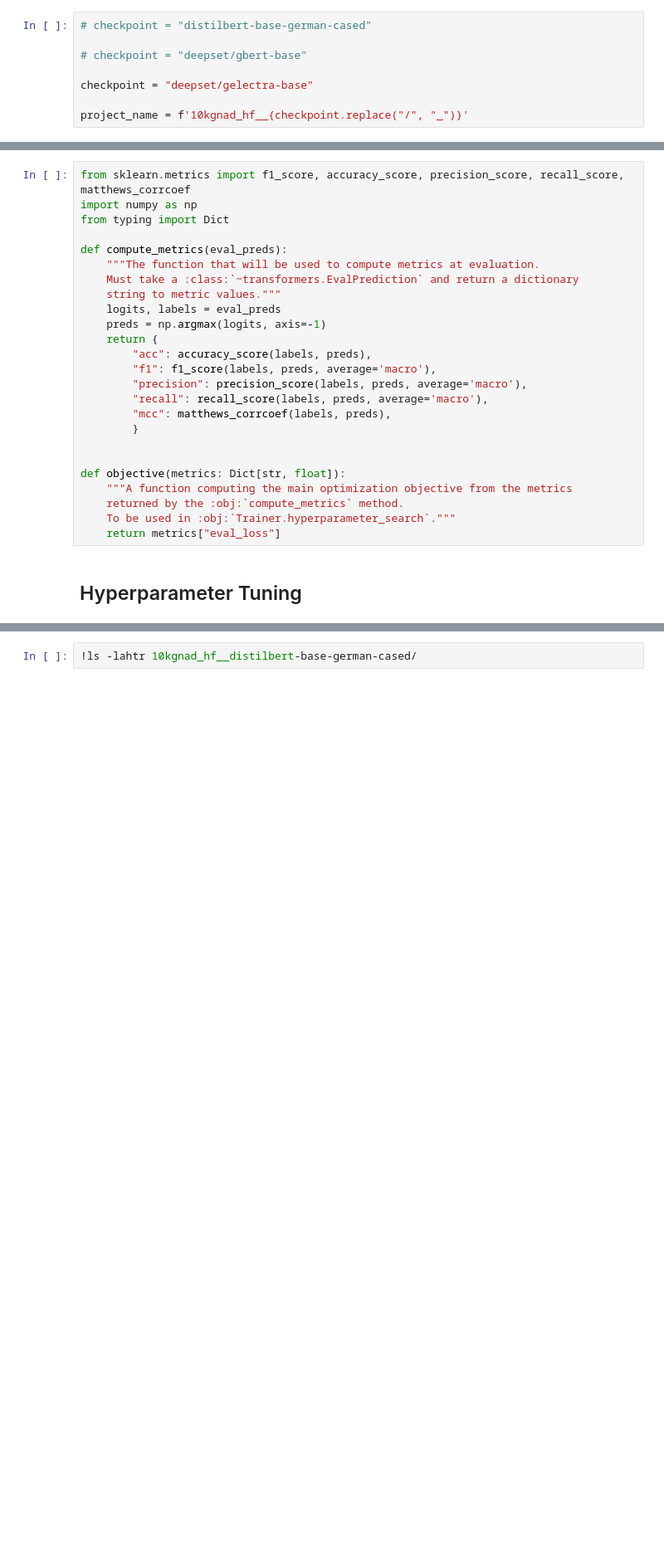
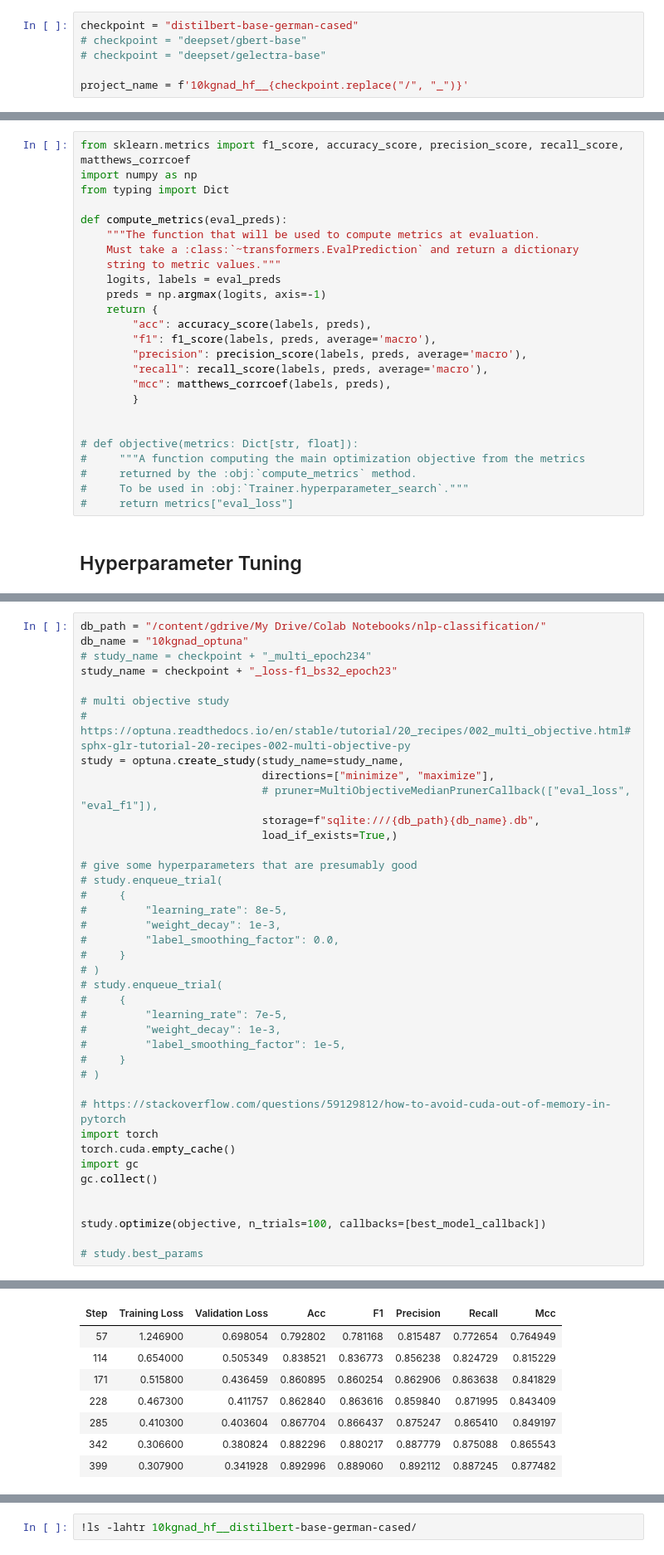
Before and after one commit to goerlitz/nlp-classification, a Jupyter notebook: notebooks/10kGNAD/colab/21c_10kGNAD_huggingface_basic_optuna.ipynb, the cells around one changed output, grey strips where cells are left out. Shown: that part at 83% size. Saved outputs shown, nothing was run; the diff lists cells and outputs as text; blank space fills up the shorter version.

```diff
--- a/notebooks/10kGNAD/colab/21c_10kGNAD_huggingface_basic_optuna.ipynb
+++ b/notebooks/10kGNAD/colab/21c_10kGNAD_huggingface_basic_optuna.ipynb
@@ -19,11 +19,9 @@ Notes
 # %% [markdown]
 ## Prerequisites
 # %%
-# checkpoint = "distilbert-base-german-cased"
-
+checkpoint = "distilbert-base-german-cased"
 # checkpoint = "deepset/gbert-base"
-
-checkpoint = "deepset/gelectra-base"
+# checkpoint = "deepset/gelectra-base"
 
 project_name = f'10kgnad_hf__{checkpoint.replace("/", "_")}'
 # %% [markdown]
@@ -194,10 +193,10 @@ def compute_metrics(eval_preds):
         }
 
 
-def objective(metrics: Dict[str, float]):
-    """A function computing the main optimization objective from the metrics
-    returned by the :obj:`compute_metrics` method.
-    To be used in :obj:`Trainer.hyperparameter_search`."""
-    return metrics["eval_loss"]
+# def objective(metrics: Dict[str, float]):
+#     """A function computing the main optimization objective from the metrics
+#     returned by the :obj:`compute_metrics` method.
+#     To be used in :obj:`Trainer.hyperparameter_search`."""
+#     return metrics["eval_loss"]
 # %% [markdown]
 ## Hyperparameter Tuning
@@ -417,0 +408,41 @@ Precision is ill-defined and being set to 0.0 in labels with no predicted sample
+# %%
+db_path = "/content/gdrive/My Drive/Colab Notebooks/nlp-classification/"
+db_name = "10kgnad_optuna"
+# study_name = checkpoint + "_multi_epoch234"
+study_name = checkpoint + "_loss-f1_bs32_epoch23"
+
+# multi objective study
+# https://optuna.readthedocs.io/en/stable/tutorial/20_recipes/002_multi_objective.html#sphx-glr-tutorial-20-recipes-002-multi-objective-py
+study = optuna.create_study(study_name=study_name,
+                            directions=["minimize", "maximize"],
+                            # pruner=MultiObjectiveMedianPrunerCallback(["eval_loss", "eval_f1"]),
+                            storage=f"sqlite:///{db_path}{db_name}.db",
+                            load_if_exists=True,)
+
+# give some hyperparameters that are presumably good
+# study.enqueue_trial(
+#     {
+#         "learning_rate": 8e-5,
+#         "weight_decay": 1e-3,
+#         "label_smoothing_factor": 0.0,
+#     }
+# )
+# study.enqueue_trial(
+#     {
+#         "learning_rate": 7e-5,
+#         "weight_decay": 1e-3,
+#         "label_smoothing_factor": 1e-5,
+#     }
+# )
+
+# https://stackoverflow.com/questions/59129812/how-to-avoid-cuda-out-of-memory-in-pytorch
+import torch
+torch.cuda.empty_cache()
+import gc
+gc.collect()
+
+
+study.optimize(objective, n_trials=100, callbacks=[best_model_callback])
+
+# study.best_params
+# %% [output]
@@ -417,0 +451,8 @@ Precision is ill-defined and being set to 0.0 in labels with no predicted sample
+| Step | Training Loss | Validation Loss | Acc | F1 | Precision | Recall | Mcc |
+| 57 | 1.246900 | 0.698054 | 0.792802 | 0.781168 | 0.815487 | 0.772654 | 0.764949 |
+| 114 | 0.654000 | 0.505349 | 0.838521 | 0.836773 | 0.856238 | 0.824729 | 0.815229 |
+| 171 | 0.515800 | 0.436459 | 0.860895 | 0.860254 | 0.862906 | 0.863638 | 0.841829 |
+| 228 | 0.467300 | 0.411757 | 0.862840 | 0.863616 | 0.859840 | 0.871995 | 0.843409 |
+| 285 | 0.410300 | 0.403604 | 0.867704 | 0.866437 | 0.875247 | 0.865410 | 0.849197 |
+| 342 | 0.306600 | 0.380824 | 0.882296 | 0.880217 | 0.887779 | 0.875088 | 0.865543 |
+| 399 | 0.307900 | 0.341928 | 0.892996 | 0.889060 | 0.892112 | 0.887245 | 0.877482 |
```
Also changed, not shown: parts of 9 cells of this notebook.
